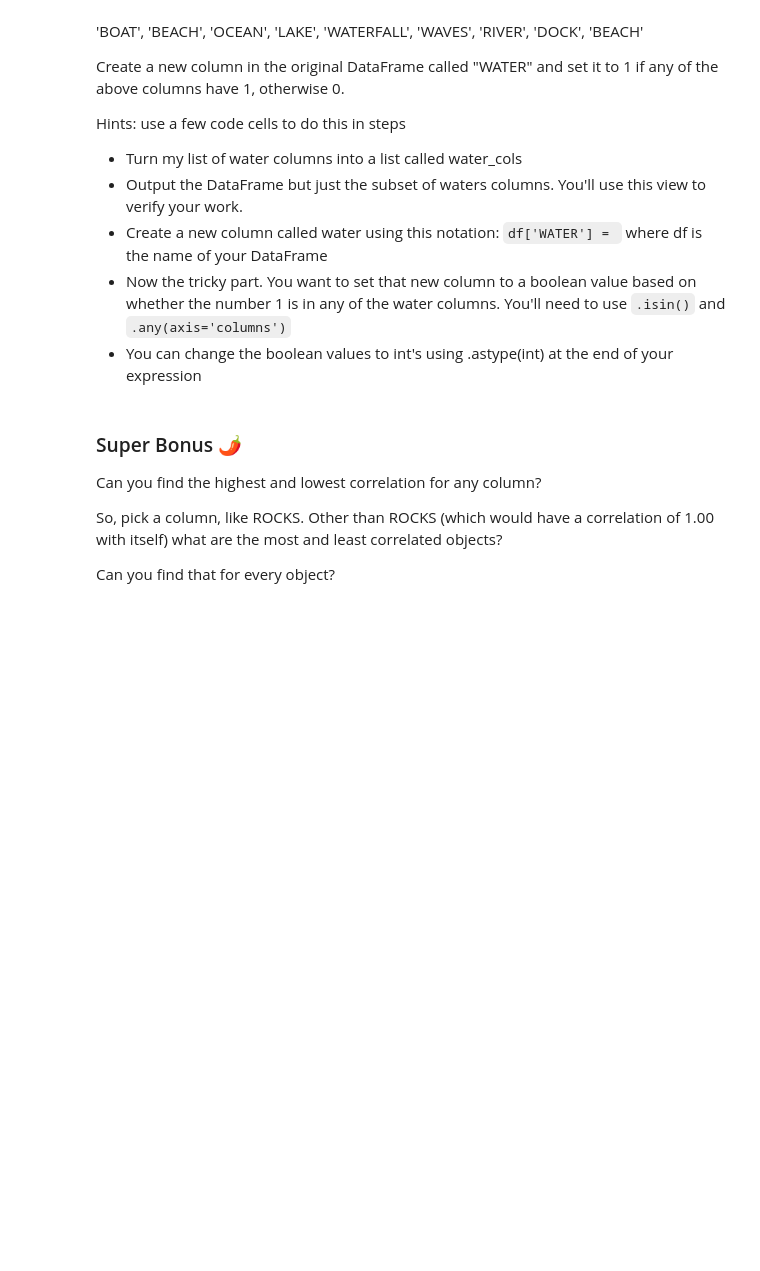
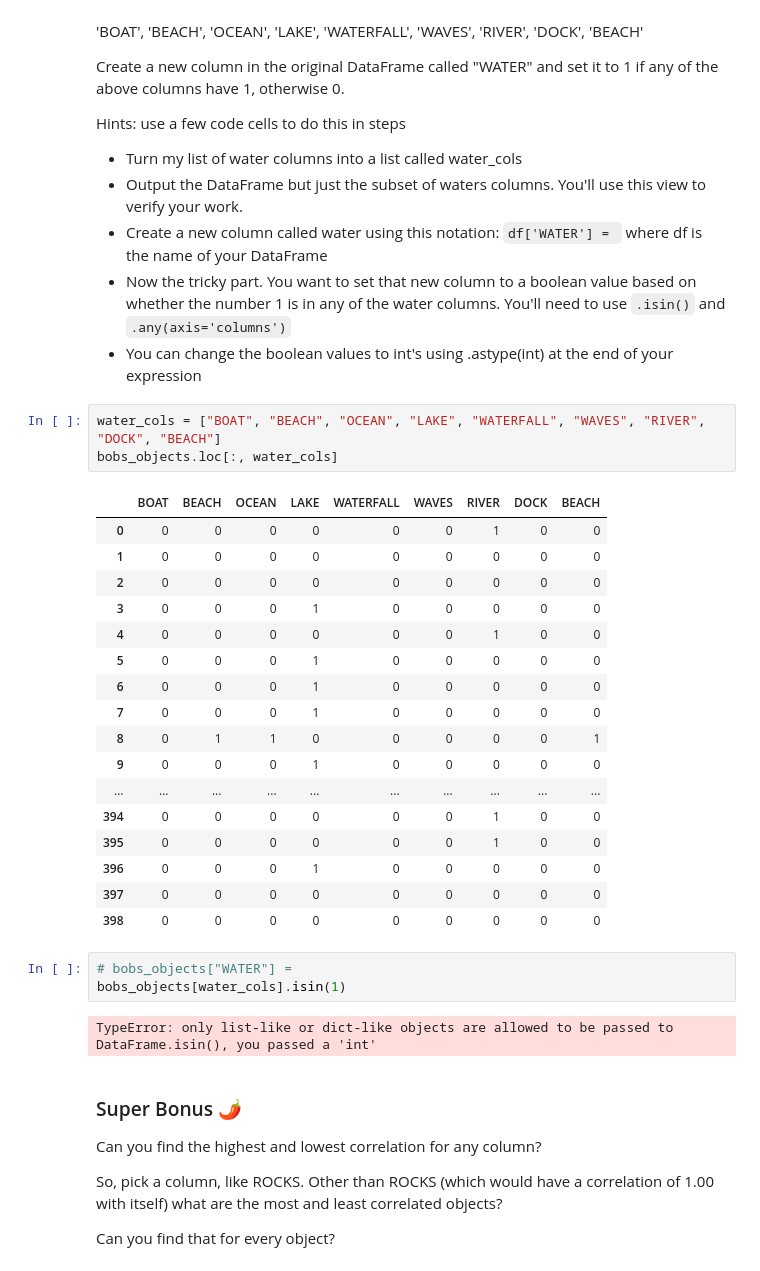
Before and after one commit to aemerson2024/data-science-2022F, a Jupyter notebook: unit2/Assignment 2.5 - Bob Ross - Blank.ipynb, the cells around one changed output. Cells and saved outputs as stored; diff of their text form; blank space fills up the shorter version.

````diff
--- a/unit2/Assignment 2.5 - Bob Ross - Blank.ipynb
+++ b/unit2/Assignment 2.5 - Bob Ross - Blank.ipynb
@@ -117,6 +142,32 @@ Hints: use a few code cells to do this in steps
 - Create a new column called water using this notation: ```df['WATER'] = ``` where df is the name of your DataFrame
 - Now the tricky part. You want to set that new column to a boolean value based on whether the number 1 is in any of the water columns. You'll need to use ```.isin()``` and ```.any(axis='columns')```
 - You can change the boolean values to int's using .astype(int) at the end of your expression
+# %%
+water_cols = ["BOAT", "BEACH", "OCEAN", "LAKE", "WATERFALL", "WAVES", "RIVER", "DOCK", "BEACH"]
+bobs_objects.loc[:, water_cols]
+# %% [output]
+|  | BOAT | BEACH | OCEAN | LAKE | WATERFALL | WAVES | RIVER | DOCK | BEACH |
+| 0 | 0 | 0 | 0 | 0 | 0 | 0 | 1 | 0 | 0 |
+| 1 | 0 | 0 | 0 | 0 | 0 | 0 | 0 | 0 | 0 |
+| 2 | 0 | 0 | 0 | 0 | 0 | 0 | 0 | 0 | 0 |
+| 3 | 0 | 0 | 0 | 1 | 0 | 0 | 0 | 0 | 0 |
+| 4 | 0 | 0 | 0 | 0 | 0 | 0 | 1 | 0 | 0 |
+| 5 | 0 | 0 | 0 | 1 | 0 | 0 | 0 | 0 | 0 |
+| 6 | 0 | 0 | 0 | 1 | 0 | 0 | 0 | 0 | 0 |
+| 7 | 0 | 0 | 0 | 1 | 0 | 0 | 0 | 0 | 0 |
+| 8 | 0 | 1 | 1 | 0 | 0 | 0 | 0 | 0 | 1 |
+| 9 | 0 | 0 | 0 | 1 | 0 | 0 | 0 | 0 | 0 |
+| ... | ... | ... | ... | ... | ... | ... | ... | ... | ... |
+| 394 | 0 | 0 | 0 | 0 | 0 | 0 | 1 | 0 | 0 |
+| 395 | 0 | 0 | 0 | 0 | 0 | 0 | 1 | 0 | 0 |
+| 396 | 0 | 0 | 0 | 1 | 0 | 0 | 0 | 0 | 0 |
+| 397 | 0 | 0 | 0 | 0 | 0 | 0 | 0 | 0 | 0 |
+| 398 | 0 | 0 | 0 | 0 | 0 | 0 | 0 | 0 | 0 |
+# %%
+# bobs_objects["WATER"] =
+bobs_objects[water_cols].isin(1)
+# %% [output]
+TypeError: only list-like or dict-like objects are allowed to be passed to DataFrame.isin(), you passed a 'int'
 # %% [markdown]
 ### Super Bonus 🌶️
 
````
Also changed, not shown: parts of 2 cells of this notebook.
